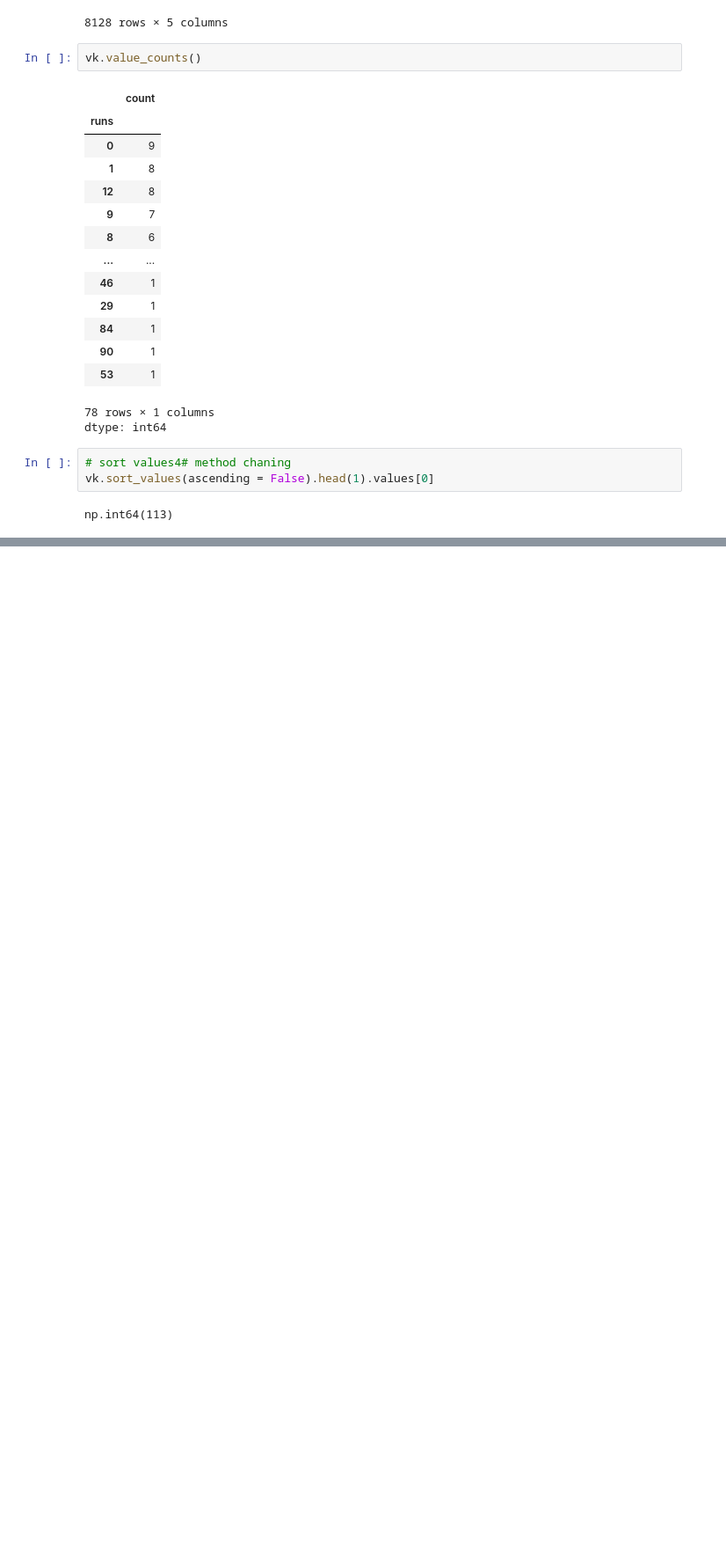
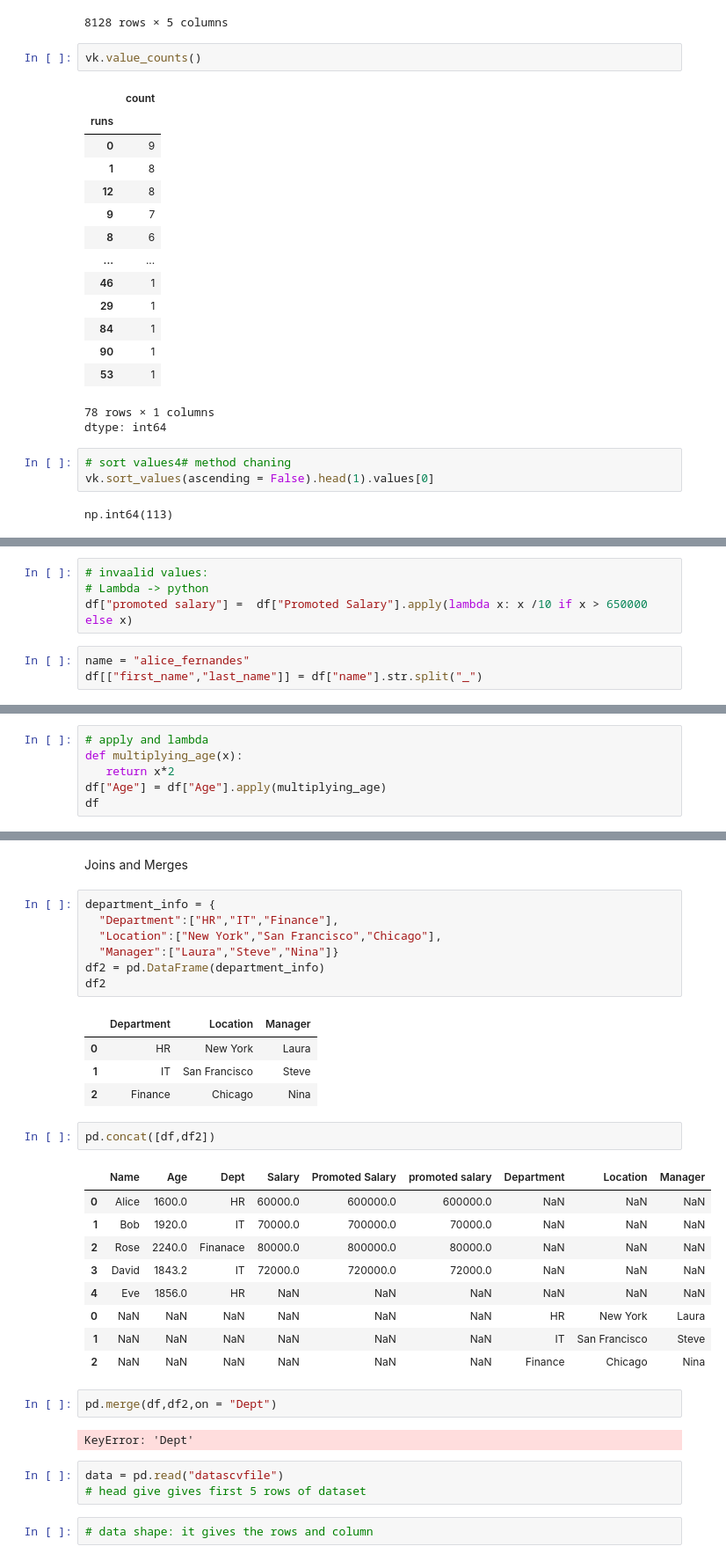
Before and after one commit to Akanksha-Ceris/Pandas_practice, a Jupyter notebook: Pandas_practice.ipynb, the cells around one changed output, grey strips where cells are left out. Shown at 88% size. Cells and saved outputs as stored; diff of their text form; blank space fills up the shorter version.

```diff
--- a/Pandas_practice.ipynb
+++ b/Pandas_practice.ipynb
@@ -444,0 +982,7 @@ cars
+# %%
+# invaalid values:
+# Lambda -> python
+df["promoted salary"] =  df["Promoted Salary"].apply(lambda x: x /10 if x > 650000 else x)
+# %%
+name = "alice_fernandes"
+df[["first_name","last_name"]] = df["name"].str.split("_")
@@ -444,0 +991,6 @@ cars
+# %%
+# apply and lambda
+def multiplying_age(x):
+   return x*2
+df["Age"] = df["Age"].apply(multiplying_age)
+df
@@ -444,0 +1004,35 @@ cars
+# %% [markdown]
+Joins and Merges
+# %%
+department_info = {
+  "Department":["HR","IT","Finance"],
+  "Location":["New York","San Francisco","Chicago"],
+  "Manager":["Laura","Steve","Nina"]}
+df2 = pd.DataFrame(department_info)
+df2
+# %% [output]
+|  | Department | Location | Manager |
+| 0 | HR | New York | Laura |
+| 1 | IT | San Francisco | Steve |
+| 2 | Finance | Chicago | Nina |
+# %%
+pd.concat([df,df2])
+# %% [output]
+|  | Name | Age | Dept | Salary | Promoted Salary | promoted salary | Department | Location | Manager |
+| 0 | Alice | 1600.0 | HR | 60000.0 | 600000.0 | 600000.0 | NaN | NaN | NaN |
+| 1 | Bob | 1920.0 | IT | 70000.0 | 700000.0 | 70000.0 | NaN | NaN | NaN |
+| 2 | Rose | 2240.0 | Finanace | 80000.0 | 800000.0 | 80000.0 | NaN | NaN | NaN |
+| 3 | David | 1843.2 | IT | 72000.0 | 720000.0 | 72000.0 | NaN | NaN | NaN |
+| 4 | Eve | 1856.0 | HR | NaN | NaN | NaN | NaN | NaN | NaN |
+| 0 | NaN | NaN | NaN | NaN | NaN | NaN | HR | New York | Laura |
+| 1 | NaN | NaN | NaN | NaN | NaN | NaN | IT | San Francisco | Steve |
+| 2 | NaN | NaN | NaN | NaN | NaN | NaN | Finance | Chicago | Nina |
+# %%
+pd.merge(df,df2,on = "Dept")
+# %% [output]
+KeyError: 'Dept'
+# %%
+data = pd.read("datascvfile")
+# head give gives first 5 rows of dataset
+# %%
+# data shape: it gives the rows and column
```
Also changed, not shown: parts of 85 cells of this notebook.
